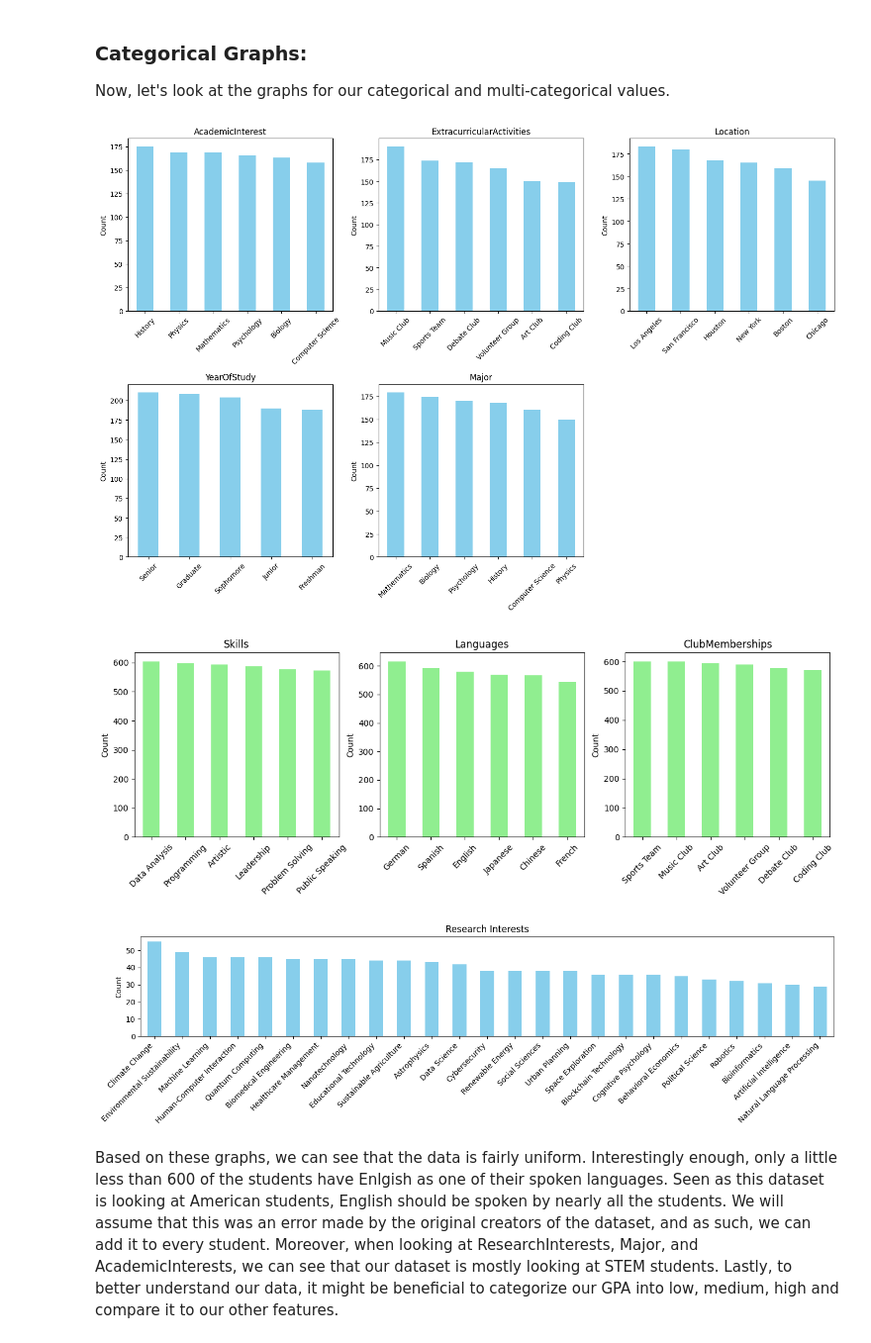
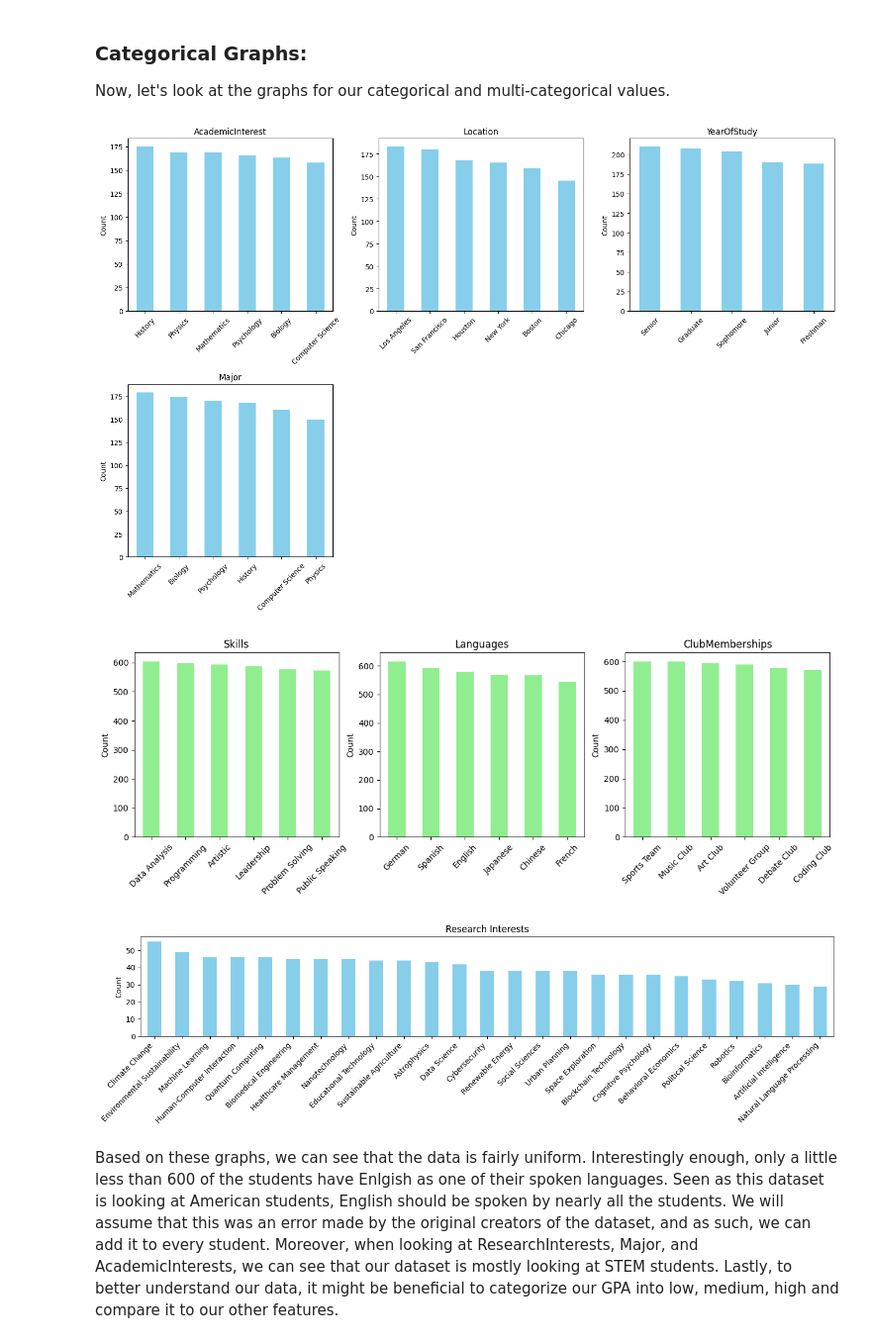
Before and after one commit to noahvezina26/student-clubs-ml, a Jupyter notebook: project.ipynb, the cells around one changed output. Shown at 99% size. Saved outputs shown, nothing was run; the diff lists cells and outputs as text; code cells hidden in the pictures.

```diff
--- a/project.ipynb
+++ b/project.ipynb
@@ -60,6 +63,7 @@ Taking a look at the dataframe, we can see that the first two columns are of no
 # %%
 df.drop("StudentID", axis=1, inplace=True, errors="ignore")
 df.drop("Name", axis=1, inplace=True, errors="ignore")
+df.drop("ExtracurricularActivites", axis=1, inplace=True, errors="ignore")
 
 column_order = [
     "Location",
@@ -70,7 +74,6 @@ column_order = [
     "ResearchInterests",
     "Skills",
     "Languages",
-    "ExtracurricularActivities",
     "ClubMemberships",
 ]
 
@@ -197,7 +194,7 @@ plt.show()
 
 Now, let's look at the graphs for our categorical and multi-categorical values.
 # %%
-categorical_features = ["AcademicInterest", "ExtracurricularActivities", "Location", "YearOfStudy", "Major"]
+categorical_features = ["AcademicInterest", "Location", "YearOfStudy", "Major"]
 fig, axes = plt.subplots(2, 3, figsize=(15, 10))
 axes = axes.flatten()
 for i, feature in enumerate(categorical_features):
@@ -210,34 +207,34 @@ for i, feature in enumerate(categorical_features):
 for j in range(len(categorical_features), len(axes)):
     axes[j].axis('off')
 
 plt.tight_layout()
 plt.show()
 
 multi_categorical_features = ["Skills", "Languages", "ClubMemberships"]
 fig, axes = plt.subplots(1, len(multi_categorical_features), figsize=(15, 4))
 for i, feature in enumerate(multi_categorical_features):
     exploded_feature = df[feature].str.split(", ").explode()
     exploded_feature.value_counts().plot(kind='bar', color='lightgreen', ax=axes[i])
     axes[i].set_title(f'{feature}')
     axes[i].set_xlabel("")
     axes[i].set_ylabel('Count')
     axes[i].tick_params(axis='x', rotation=45)
 
 categorical_features.append("ResearchInterests")
 
 plt.figure(figsize=(14, 4))
 research_interests = df["ResearchInterests"].str.split(", ").explode()
 research_interests.value_counts().plot(kind='bar', color='skyblue')
 plt.title("Research Interests")
 plt.xlabel("")
 plt.ylabel("Count")
 plt.xticks(rotation=30, ha='right')
 plt.xticks(rotation=45)
 
 plt.tight_layout()
 plt.show()
 # %% [output]
-[figure, old version]
+[figure, new version]
 [figure]
 [figure]
 # %% [markdown]
```
Also changed, not shown: parts of 29 cells of this notebook.
